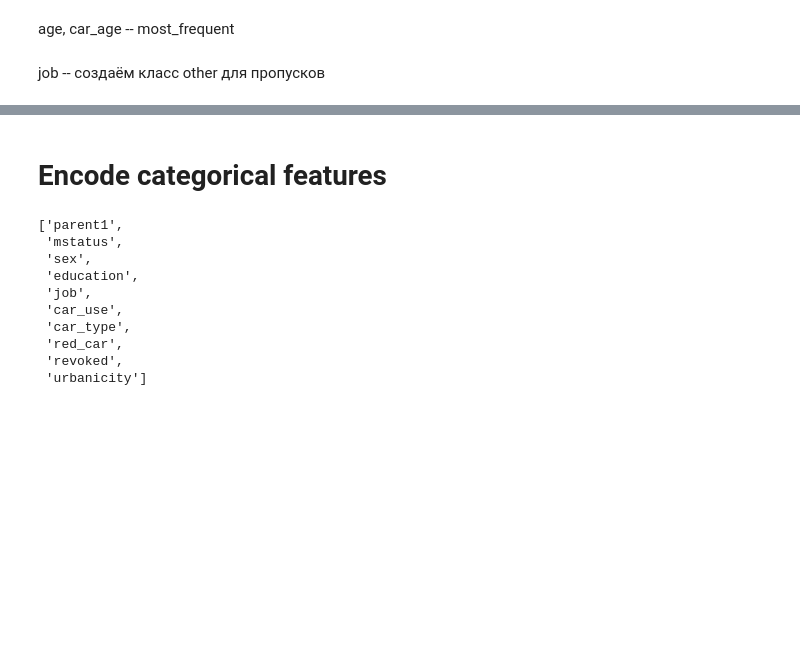
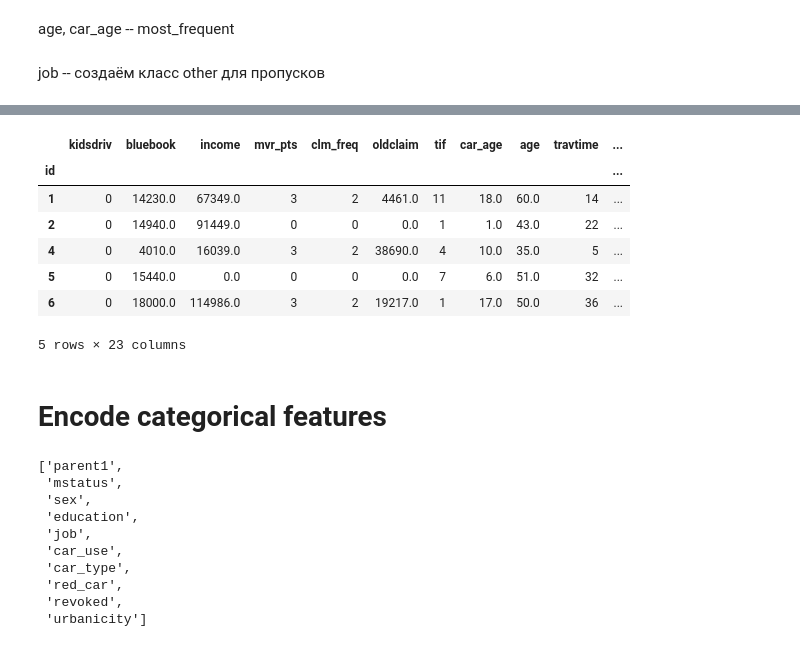
Before and after one commit to alexsyrom/kaggle-ml-train-1, a Jupyter notebook: preprocessing.ipynb, the cells around one changed output, grey strips where cells are left out. Saved outputs shown, nothing was run; the diff lists cells and outputs as text; code cells hidden in the pictures; blank space fills up the shorter version.

```diff
--- a/preprocessing.ipynb
+++ b/preprocessing.ipynb
@@ -475,0 +491,4 @@ job -- создаём класс other для пропусков
+# %%
+y_train = train['target_flag']
+train = train.drop('target_flag', axis=1)
+test = test.drop('target_flag', axis=1)
@@ -475,0 +499,3 @@ job -- создаём класс other для пропусков
+# %%
+numerical = list(set(test.columns.tolist()) - set(categorical))
+numerical
@@ -475,0 +520,3 @@ job -- создаём класс other для пропусков
+# %%
+columns = numerical + categorical
+columns
@@ -476,3 +541,17 @@ job -- создаём класс other для пропусков
+# %%
+train = train[columns]
+test = test[columns]
+# %%
+train.head()
+# %% [output]
+|  | kidsdriv | bluebook | income | mvr_pts | clm_freq | oldclaim | tif | car_age | age | travtime | ... |
+| id |  |  |  |  |  |  |  |  |  |  | ... |
+| 1 | 0 | 14230.0 | 67349.0 | 3 | 2 | 4461.0 | 11 | 18.0 | 60.0 | 14 | ... |
+| 2 | 0 | 14940.0 | 91449.0 | 0 | 0 | 0.0 | 1 | 1.0 | 43.0 | 22 | ... |
+| 4 | 0 | 4010.0 | 16039.0 | 3 | 2 | 38690.0 | 4 | 10.0 | 35.0 | 5 | ... |
+| 5 | 0 | 15440.0 | 0.0 | 0 | 0 | 0.0 | 7 | 6.0 | 51.0 | 32 | ... |
+| 6 | 0 | 18000.0 | 114986.0 | 3 | 2 | 19217.0 | 1 | 17.0 | 50.0 | 36 | ... |
+5 rows × 23 columns
 # %% [markdown]
 # Encode categorical features
 # %%
```
Also changed, not shown: parts of 18 cells of this notebook, 3 other files.
